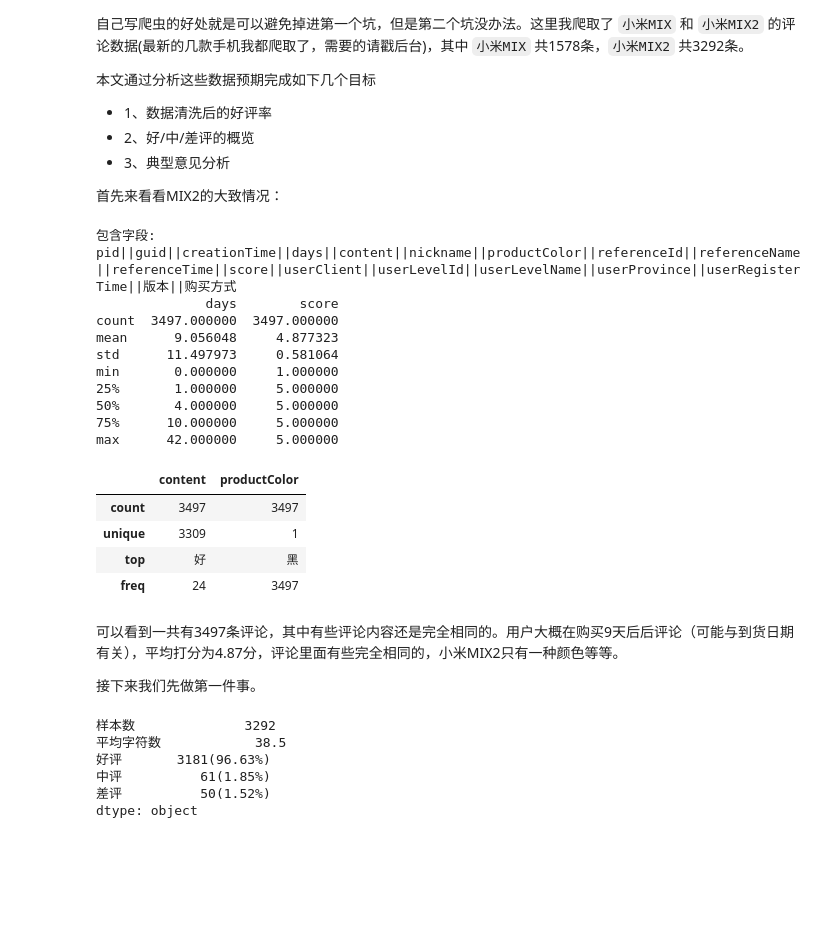
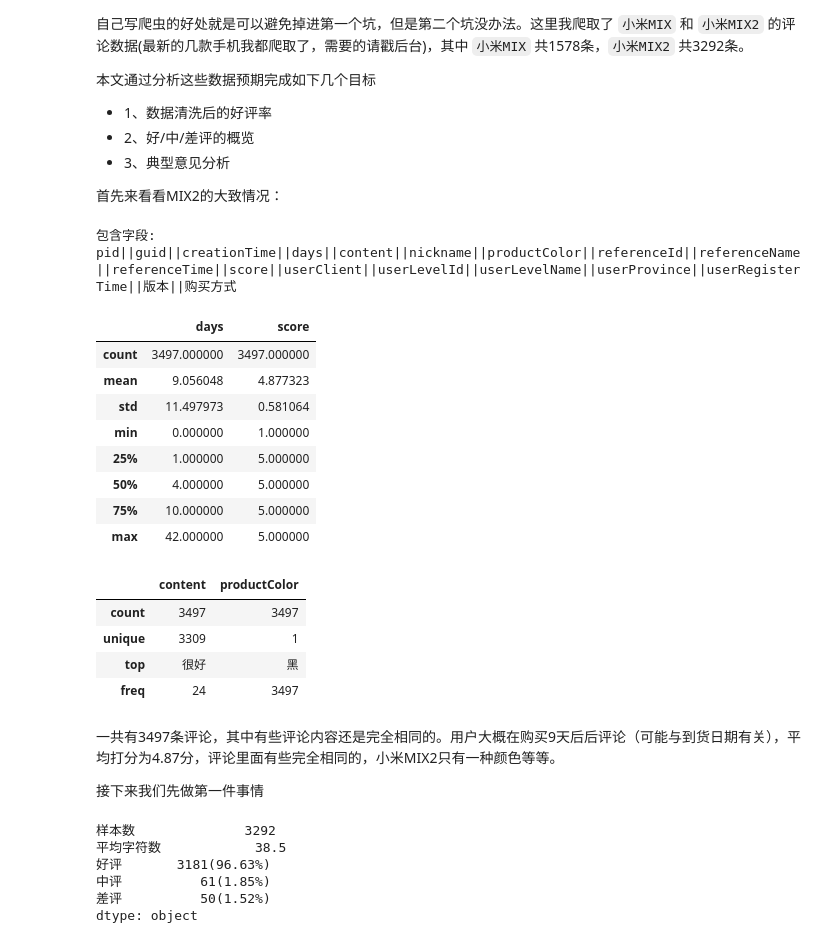
Before and after one commit to lizzyzhan/DataScience, a Jupyter notebook: nlp/消费者声音情感分析.ipynb, the cells around one changed output. Drawn from its saved outputs; the diff is of its cells as text; code cells hidden in the pictures; blank space fills up the shorter version.

```diff
--- a/nlp/消费者声音情感分析.ipynb
+++ b/nlp/消费者声音情感分析.ipynb
@@ -28,33 +28,35 @@ from imp import reload
 # %%
 data=pd.read_csv('.\\data\\小米MIX2.csv')
 # 爬取的数据包含的字段
 print('包含字段:\n'+'||'.join(data.columns))
 # 将评论创建的时间转化为时间格式
 data['creationTime']=pd.to_datetime(data['creationTime'])
 # days 是从购买到首次评论的天数，score是用户的评分，1-5分
-print(data[['days','score']].describe())
-data[['content','productColor']].describe()
+data[['days','score']].describe()
 # %% [output]
 包含字段:
 pid||guid||creationTime||days||content||nickname||productColor||referenceId||referenceName||referenceTime||score||userClient||userLevelId||userLevelName||userProvince||userRegisterTime||版本||购买方式
-              days        score
-count  3497.000000  3497.000000
-mean      9.056048     4.877323
-std      11.497973     0.581064
-min       0.000000     1.000000
-25%       1.000000     5.000000
-50%       4.000000     5.000000
-75%      10.000000     5.000000
-max      42.000000     5.000000
-|  | content | productColor |
-| count | 3497 | 3497 |
-| unique | 3309 | 1 |
-| top | 好 | 黑 |
-| freq | 24 | 3497 |
+|  | days | score |
+| count | 3497.000000 | 3497.000000 |
+| mean | 9.056048 | 4.877323 |
+| std | 11.497973 | 0.581064 |
+| min | 0.000000 | 1.000000 |
+| 25% | 1.000000 | 5.000000 |
+| 50% | 4.000000 | 5.000000 |
+| 75% | 10.000000 | 5.000000 |
+| max | 42.000000 | 5.000000 |
+# %%
+data[['content','productColor']].describe()
+# %% [output]
+|  | content | productColor |
+| count | 3497 | 3497 |
+| unique | 3309 | 1 |
+| top | 很好 | 黑 |
+| freq | 24 | 3497 |
 # %% [markdown]
-可以看到一共有3497条评论，其中有些评论内容还是完全相同的。用户大概在购买9天后后评论（可能与到货日期有关），平均打分为4.87分，评论里面有些完全相同的，小米MIX2只有一种颜色等等。
+一共有3497条评论，其中有些评论内容还是完全相同的。用户大概在购买9天后后评论（可能与到货日期有关），平均打分为4.87分，评论里面有些完全相同的，小米MIX2只有一种颜色等等。
 
-接下来我们先做第一件事。
+接下来我们先做第一件事情
 # %%
 comments=Reviews(texts=data['content'],scores=data['score'],creationTime=data['creationTime'])
 comments.describe()
```
Also changed, not shown: parts of 30 cells of this notebook, 3 other files.
